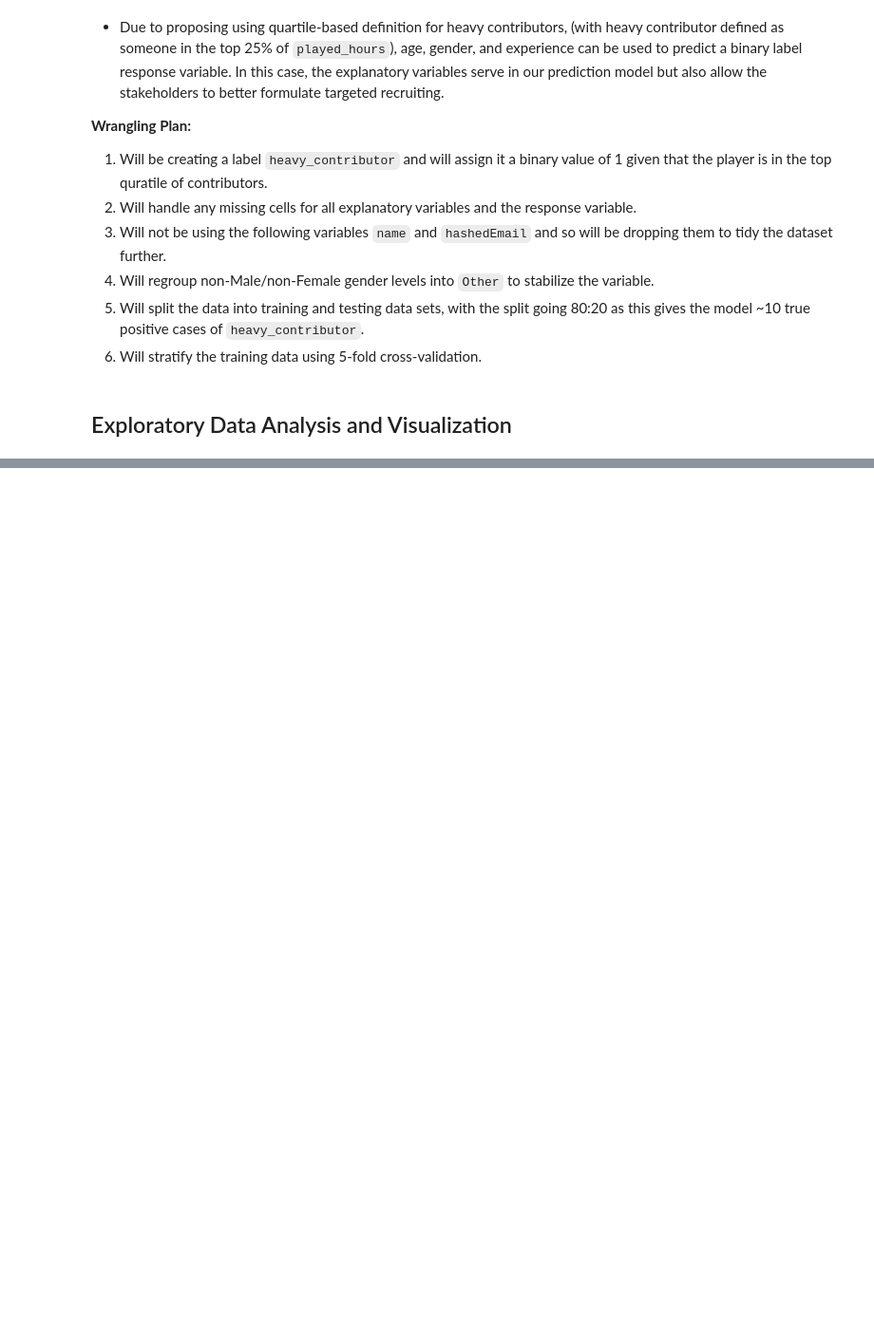
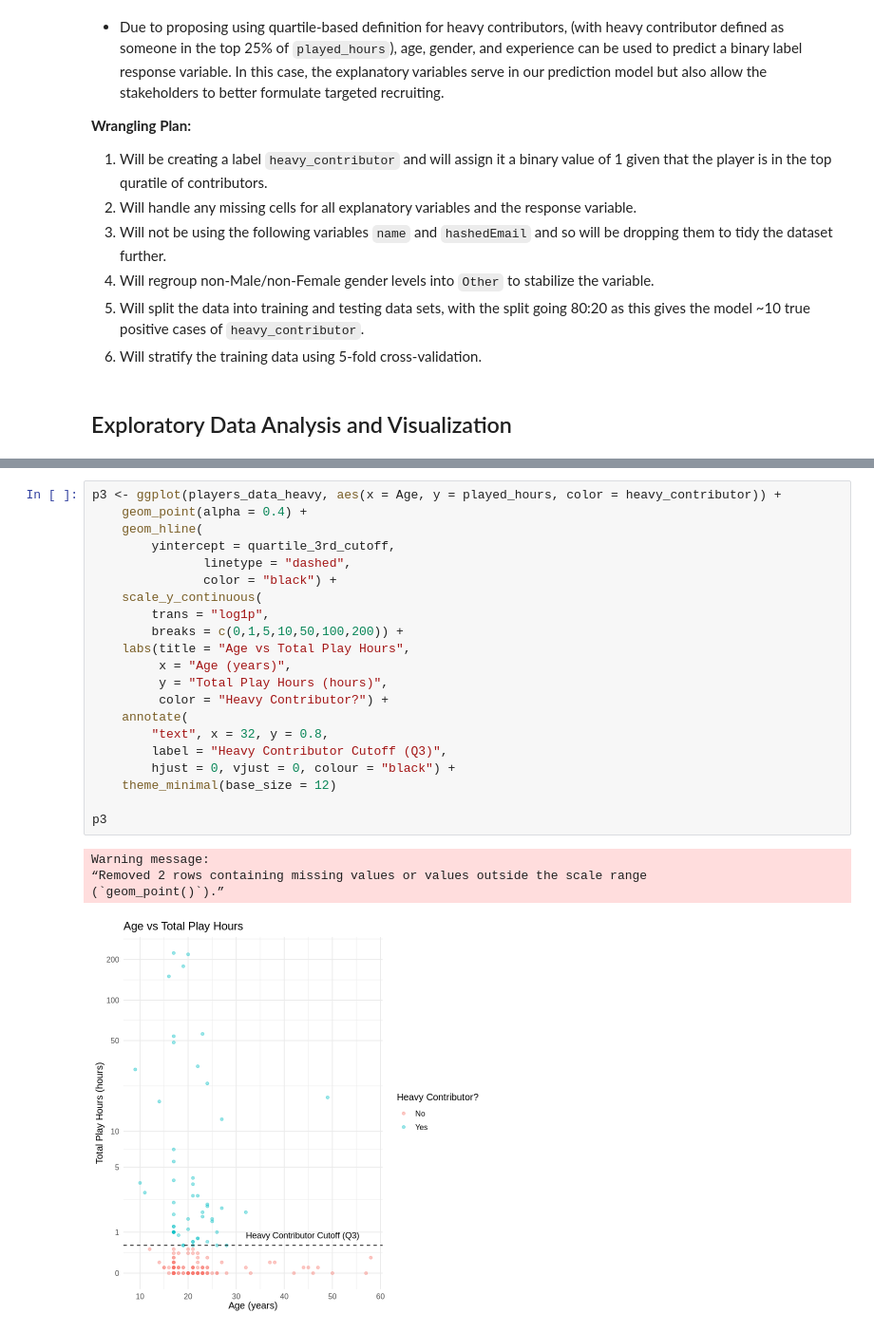
Before and after one commit to awu0521/Dsci-11, a Jupyter notebook: Planning Stage - Ahmed Alkarkhi/planning-alkarkhi.ipynb, the cells around one changed output, grey strips where cells are left out. Shown at 95% size. Drawn from its saved outputs; the diff is of its cells as text; blank space fills up the shorter version.

```diff
--- a/Planning Stage - Ahmed Alkarkhi/planning-alkarkhi.ipynb
+++ b/Planning Stage - Ahmed Alkarkhi/planning-alkarkhi.ipynb
@@ -267,0 +421,26 @@ heavy_density_plot
+# %%
+p3 <- ggplot(players_data_heavy, aes(x = Age, y = played_hours, color = heavy_contributor)) +
+    geom_point(alpha = 0.4) +
+    geom_hline(
+        yintercept = quartile_3rd_cutoff,
+               linetype = "dashed",
+               color = "black") +
+    scale_y_continuous(
+        trans = "log1p",
+        breaks = c(0,1,5,10,50,100,200)) +
+    labs(title = "Age vs Total Play Hours",
+         x = "Age (years)",
+         y = "Total Play Hours (hours)",
+         color = "Heavy Contributor?") +
+    annotate(
+        "text", x = 32, y = 0.8,
+        label = "Heavy Contributor Cutoff (Q3)",
+        hjust = 0, vjust = 0, colour = "black") +
+    theme_minimal(base_size = 12)
+
+p3
+# %% [output]
+Warning message:
+“Removed 2 rows containing missing values or values outside the scale range
+(`geom_point()`).”
+[figure, added]
```
Also changed, not shown: parts of 13 cells of this notebook.
